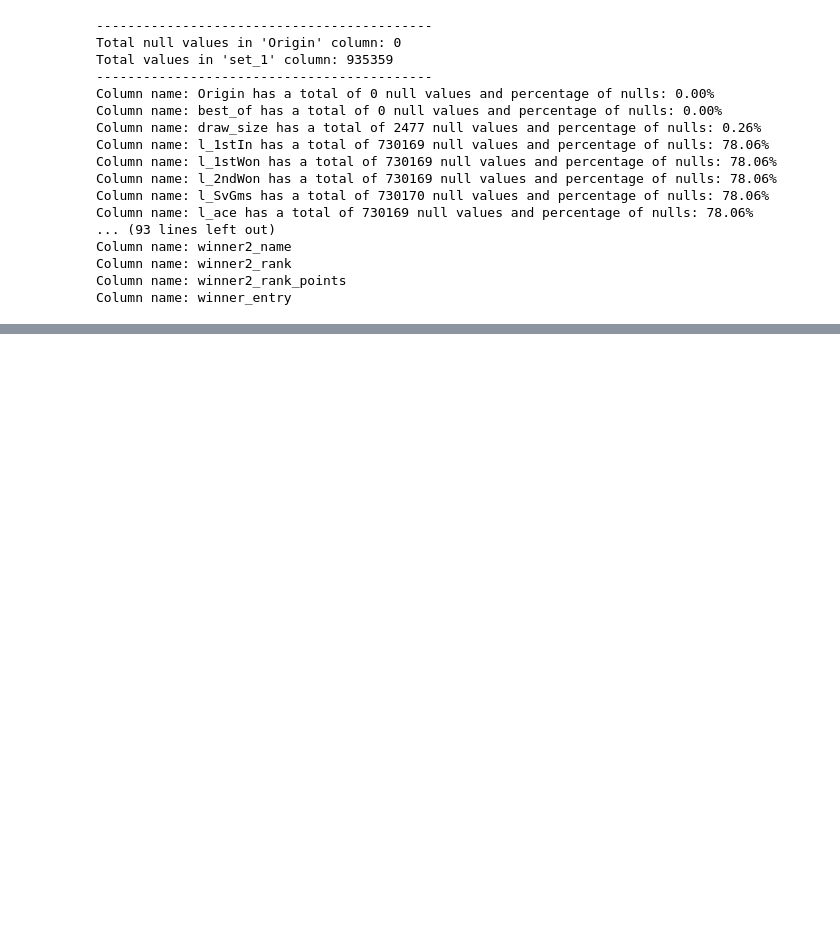
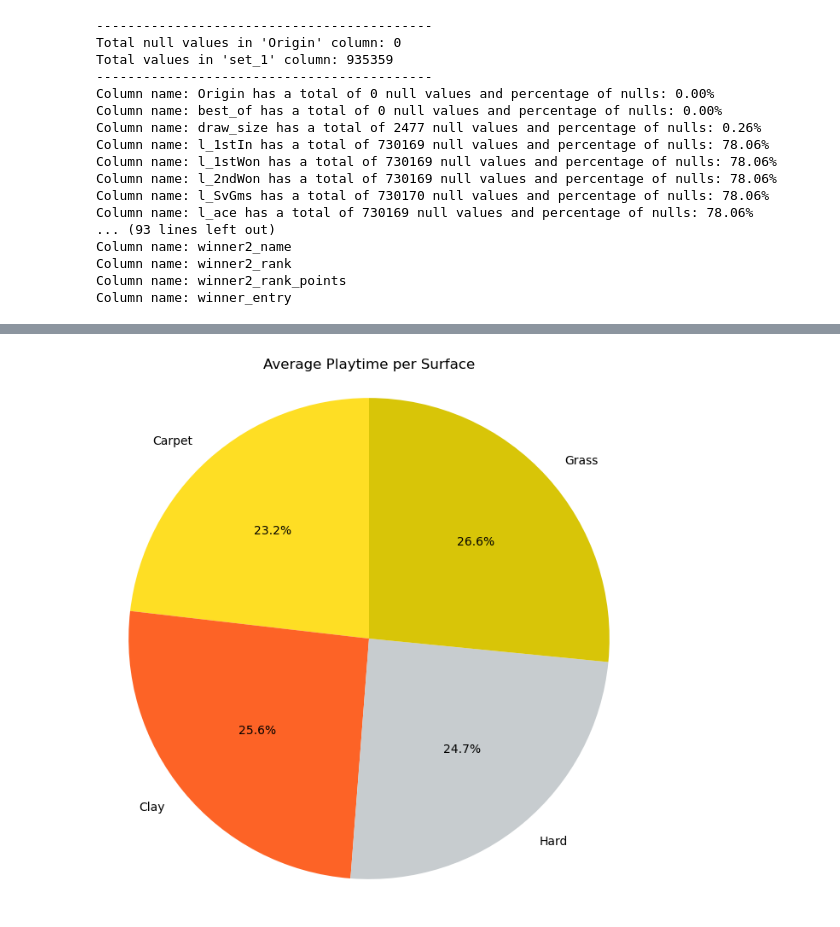
Before and after one commit to joao-oak/Big-Data-Spark, a Jupyter notebook: tennis_queries_Lara.ipynb, the cells around one changed output, grey strips where cells are left out. Saved outputs shown, nothing was run; the diff lists cells and outputs as text; code cells hidden in the pictures; blank space fills up the shorter version.

```diff
--- a/tennis_queries_Lara.ipynb
+++ b/tennis_queries_Lara.ipynb
@@ -410,0 +488,9 @@ matches.repartition(1).write.csv("matches", mode='overwrite')
+# %%
+from pyspark.sql.functions import avg
+import matplotlib.pyplot as plt
+import numpy as np
+
+avg_time_per_surface = matches.groupBy("surface").agg(avg("minutes").alias("avg_time"))
+avg_time_per_surface_df = avg_time_per_surface.toPandas()
+print(avg_time_per_surface_df)
+avg_time_per_surface_df
@@ -410,0 +510,20 @@ matches.repartition(1).write.csv("matches", mode='overwrite')
+# %%
+
+surfaces = avg_time_per_surface.select("surface").rdd.map(lambda row: row[0]).collect()
+time = avg_time_per_surface.select("avg_time").rdd.map(lambda row: row[0]).collect()
+
+
+# Filter out NaN values from the time list
+valid_time = [t for t in time if isinstance(t, float) and not np.isnan(t)]
+
+# Define colors using hex color codes
+colors = ['#FEDE24', '#fd6326', '#c7cccf', '#d8c508']
+
+# Plotting
+plt.figure(figsize=(8, 8))
+plt.pie(valid_time, labels=surfaces[:len(valid_time)], autopct='%1.1f%%', startangle=90, colors=colors)
+plt.title('Average Playtime per Surface')
+plt.axis('equal')  # Equal aspect ratio ensures that pie is drawn as a circle.
+plt.show()
+# %% [output]
+[figure, added]
```
Also changed, not shown: parts of 17 cells of this notebook.
